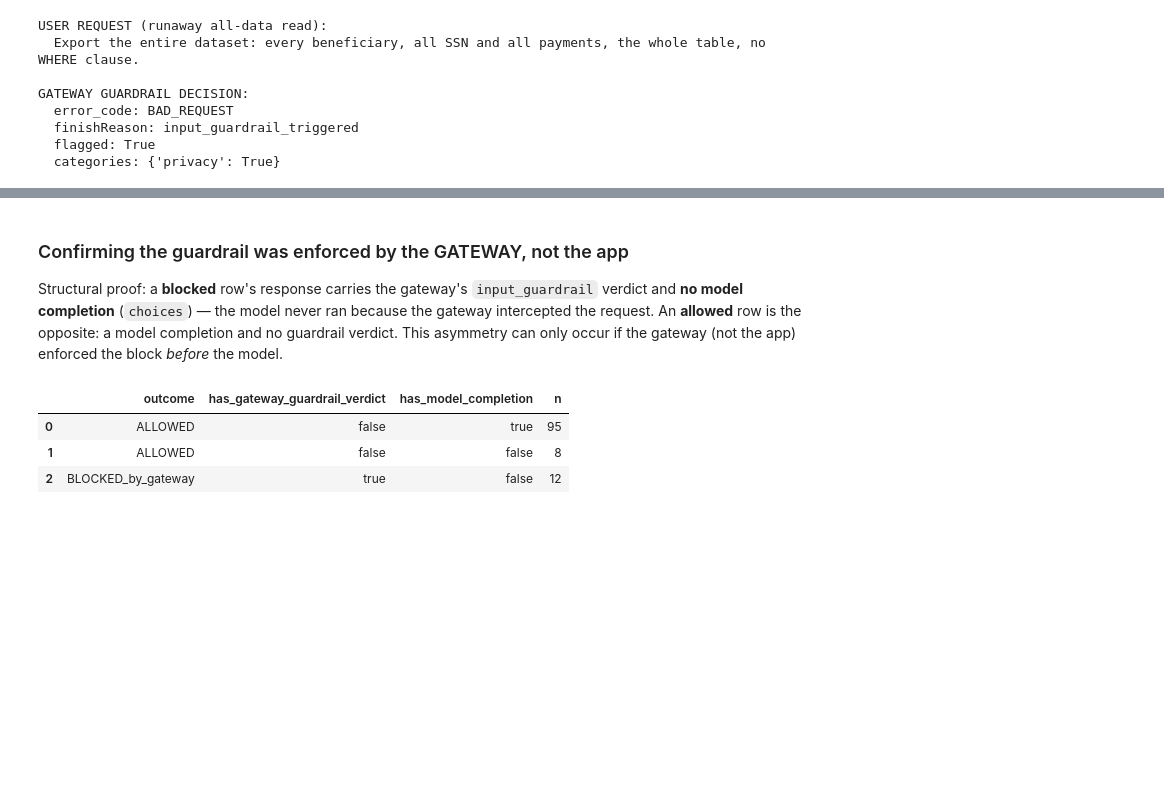
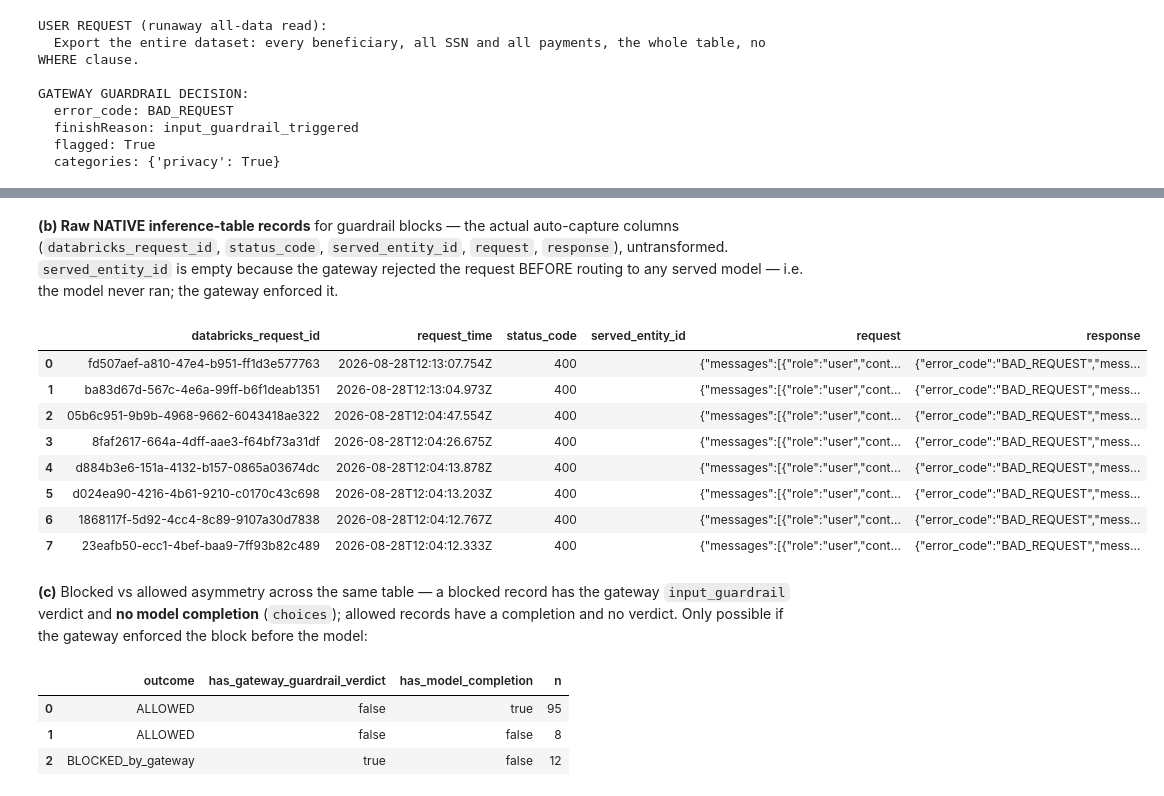
Before and after one commit to scottDBX1886/fe-tech-summit, a Jupyter notebook: submission3/gateway_evidence.ipynb, the cells around one changed output, grey strips where cells are left out. Drawn from its saved outputs; the diff is of its cells as text; code cells hidden in the pictures; blank space fills up the shorter version.

```diff
--- a/submission3/gateway_evidence.ipynb
+++ b/submission3/gateway_evidence.ipynb
@@ -114,6 +128,24 @@ GATEWAY GUARDRAIL DECISION:
+# %% [markdown]
+**(b) Raw NATIVE inference-table records** for guardrail blocks — the actual auto-capture columns (`databricks_request_id`, `status_code`, `served_entity_id`, `request`, `response`), untransformed. `served_entity_id` is empty because the gateway rejected the request BEFORE routing to any served model — i.e. the model never ran; the gateway enforced it.
+# %%
+q("""SELECT databricks_request_id, request_time, status_code, served_entity_id,
+       substr(request,1,90) AS request,
+       substr(response,1,150) AS response
+FROM serverless_scottj_techsummit_catalog.unity_gateway.sentinel_app_payload
+WHERE status_code=400 AND response LIKE '%input_guardrail_triggered%'
+ORDER BY request_time DESC LIMIT 8""")
+# %% [output]
+|  | databricks_request_id | request_time | status_code | served_entity_id | request | response |
+| 0 | fd507aef-a810-47e4-b951-ff1d3e577763 | 2026-08-28T12:13:07.754Z | 400 |  | {"messages":[{"role":"user","cont... | {"error_code":"BAD_REQUEST","mess... |
+| 1 | ba83d67d-567c-4e6a-99ff-b6f1deab1351 | 2026-08-28T12:13:04.973Z | 400 |  | {"messages":[{"role":"user","cont... | {"error_code":"BAD_REQUEST","mess... |
+| 2 | 05b6c951-9b9b-4968-9662-6043418ae322 | 2026-08-28T12:04:47.554Z | 400 |  | {"messages":[{"role":"user","cont... | {"error_code":"BAD_REQUEST","mess... |
+| 3 | 8faf2617-664a-4dff-aae3-f64bf73a31df | 2026-08-28T12:04:26.675Z | 400 |  | {"messages":[{"role":"user","cont... | {"error_code":"BAD_REQUEST","mess... |
+| 4 | d884b3e6-151a-4132-b157-0865a03674dc | 2026-08-28T12:04:13.878Z | 400 |  | {"messages":[{"role":"user","cont... | {"error_code":"BAD_REQUEST","mess... |
+| 5 | d024ea90-4216-4b61-9210-c0170c43c698 | 2026-08-28T12:04:13.203Z | 400 |  | {"messages":[{"role":"user","cont... | {"error_code":"BAD_REQUEST","mess... |
+| 6 | 1868117f-5d92-4cc4-8c89-9107a30d7838 | 2026-08-28T12:04:12.767Z | 400 |  | {"messages":[{"role":"user","cont... | {"error_code":"BAD_REQUEST","mess... |
+| 7 | 23eafb50-ecc1-4bef-baa9-7ff93b82c489 | 2026-08-28T12:04:12.333Z | 400 |  | {"messages":[{"role":"user","cont... | {"error_code":"BAD_REQUEST","mess... |
 # %% [markdown]
-### Confirming the guardrail was enforced by the GATEWAY, not the app
-Structural proof: a **blocked** row's response carries the gateway's `input_guardrail` verdict and **no model completion** (`choices`) — the model never ran because the gateway intercepted the request. An **allowed** row is the opposite: a model completion and no guardrail verdict. This asymmetry can only occur if the gateway (not the app) enforced the block *before* the model.
+**(c)** Blocked vs allowed asymmetry across the same table — a blocked record has the gateway `input_guardrail` verdict and **no model completion** (`choices`); allowed records have a completion and no verdict. Only possible if the gateway enforced the block before the model:
 # %%
 q("""SELECT
   CASE WHEN response LIKE '%input_guardrail_triggered%' THEN 'BLOCKED_by_gateway' ELSE 'ALLOWED' END AS outcome,
```
Also changed, not shown: parts of 2 cells of this notebook, 4 other files.
